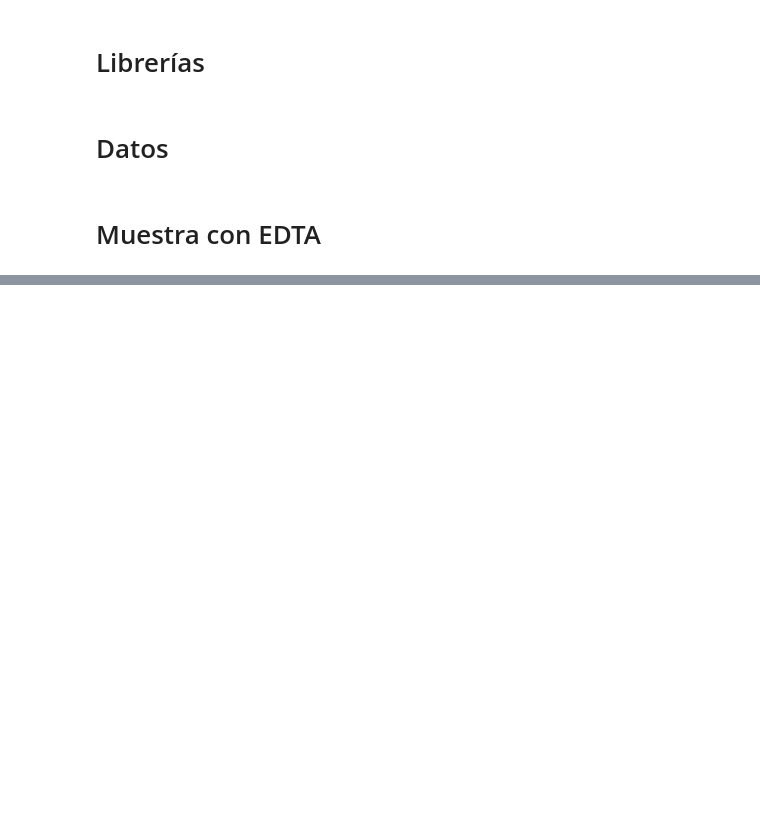
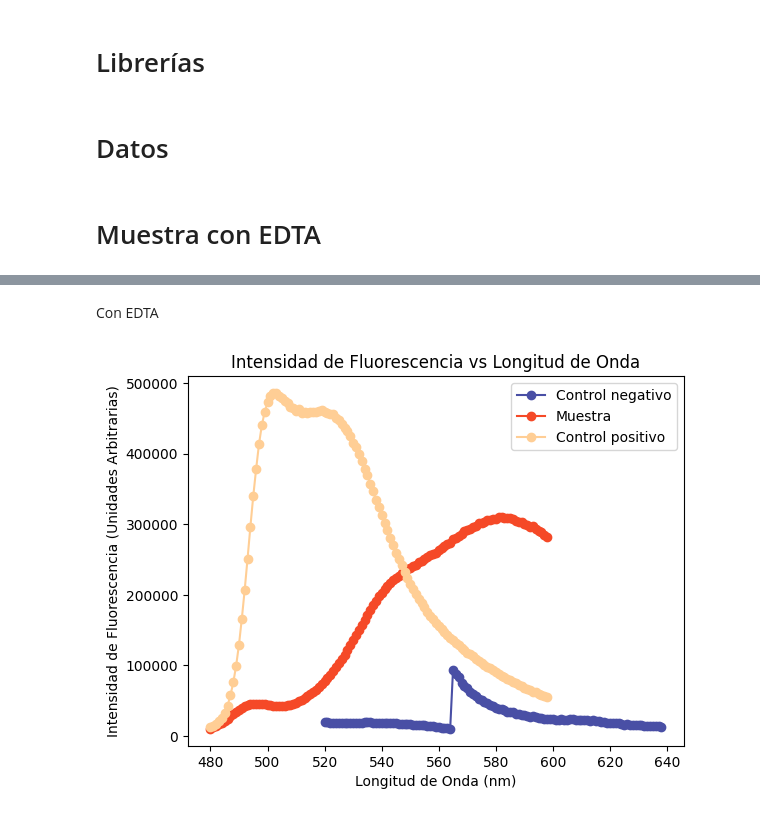
Before and after one commit to ValentinaRincon/Proyecto-exp, a Jupyter notebook: 07-15/gráficas.ipynb, the cells around one changed output, grey strips where cells are left out. Cells and saved outputs as stored; diff of their text form; code cells hidden in the pictures; blank space fills up the shorter version.

```diff
--- a/07-15/gráficas.ipynb
+++ b/07-15/gráficas.ipynb
@@ -37,6 +37,12 @@ def datos(csv_file_path):
 # %% [markdown]
 # Muestra con EDTA
 # %%
-em_m_edta = datos('Emision muestra con EDTA_Ext470.csv')
+em_m_edta = datos('Emision muestra con EDTA.csv')
 
-em_p_edta = datos('Emision positivo con EDTA_Ext470.csv')
+em_p_edta = datos('Emision positivo con EDTA.csv')
+
+em_n_edta = datos('Emision negativo con EDTA_Ext500.csv')
+
+ex_m_edta = datos('Exitacion muestra con EDTA_em510.csv')
+
+ex_p_edta = datos('Exitacion positivo con EDTA_em510.csv')
@@ -42,0 +88,17 @@ em_p_edta = datos('Emision positivo con EDTA_Ext470.csv')
+# %% [markdown]
+Con EDTA
+# %%
+# Emisión con EDTA
+
+plt.plot(longitud_onda(em_n_edta[:119]), intensidad_fluorescencia(em_n_edta[:119]), marker='o', color="#494FA5", label='Control negativo')
+
+plt.plot(longitud_onda(em_m_edta[:119]), intensidad_fluorescencia(em_m_edta[:119]), marker='o', linestyle='-', color='#F54927', label = 'Muestra')
+plt.plot(longitud_onda(em_p_edta[:119]), intensidad_fluorescencia(em_p_edta[:119]), marker='o', color="#FFCE95", label='Control positivo')
+plt.title('Intensidad de Fluorescencia vs Longitud de Onda')
+plt.xlabel('Longitud de Onda (nm)')
+plt.ylabel('Intensidad de Fluorescencia (Unidades Arbitrarias)')
+#plt.grid()
+plt.legend()
+plt.show()
+# %% [output]
+[figure, added]
```
Also changed, not shown: parts of 9 cells of this notebook, 1 other file.
